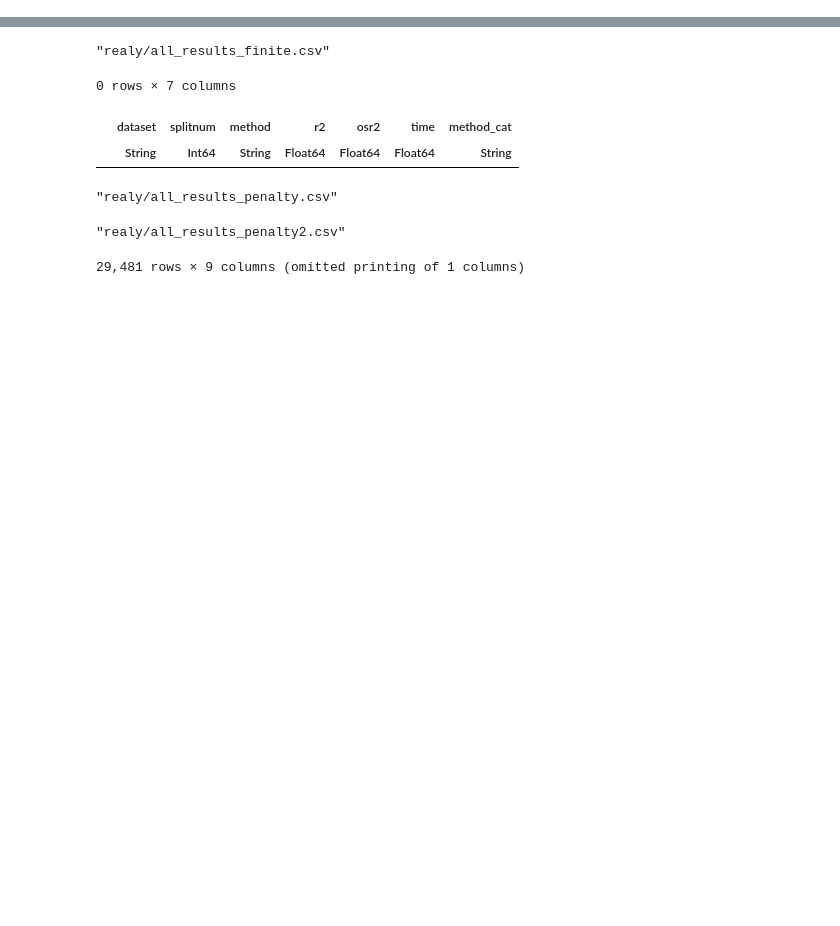
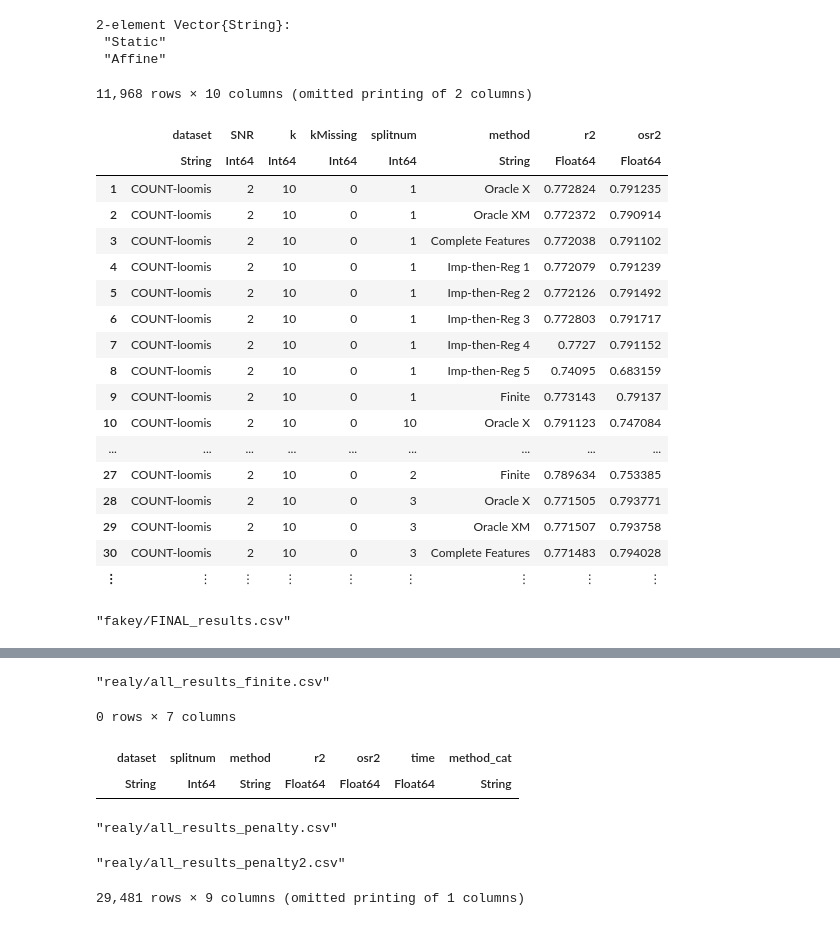
Before and after one commit to adelarue/PMD, a Jupyter notebook: results/Compile results together.ipynb, the cells around one changed output, grey strips where cells are left out. Cells and saved outputs as stored; diff of their text form; code cells hidden in the pictures; blank space fills up the shorter version.

```diff
--- a/results/Compile results together.ipynb
+++ b/results/Compile results together.ipynb
@@ -2,0 +15,4 @@ using CSV, DataFrames, Statistics
+# %%
+# directory = "nmar_outliers/"
+# directory = "fakey_nmar/"
+directory = "fakey/"
@@ -3,5 +21,4 @@ using CSV, DataFrames, Statistics
 # %%
-directory = "nmar_outliers/"
 subdir="revisions/"
 filelist = [f for f in readdir(directory*subdir) if endswith(f, ".csv") && f ∉ ["all_results.csv","all_results_new.csv"]]
 res = similar(CSV.read(directory*subdir*filelist[1], DataFrame),0)
@@ -40,0 +49,41 @@ baselineres
+# %%
+subdir="not_affine_on_static/"
+filelist = [f for f in readdir(directory*subdir) if endswith(f, ".csv") && f ∉ ["all_results.csv","all_results_new.csv"]]
+aux = similar(CSV.read(directory*subdir*filelist[1], DataFrame),0)
+for i in 1:length(filelist)
+    aux = vcat(aux, CSV.read(directory*subdir*filelist[i], DataFrame))
+end
+# filter!(t -> t[:k] > 0, res) #Remove dataset with only a bias term
+aux[!,:method_cat] = map(t -> startswith(t, "Imp-then-Reg") ? "Imp-then-Reg" : t, aux[:,:method]);
+# %%
+unique(aux[:,:method])
+# %% [output]
+2-element Vector{String}:
+ "Static"
+ "Affine"
+# %%
+filter!(t -> t[:method] ∉ unique(aux[:,:method]), res)
+# %% [output]
+11,968 rows × 10 columns (omitted printing of 2 columns)
+|  | dataset | SNR | k | kMissing | splitnum | method | r2 | osr2 |
+|  | String | Int64 | Int64 | Int64 | Int64 | String | Float64 | Float64 |
+| 1 | COUNT-loomis | 2 | 10 | 0 | 1 | Oracle X | 0.772824 | 0.791235 |
+| 2 | COUNT-loomis | 2 | 10 | 0 | 1 | Oracle XM | 0.772372 | 0.790914 |
+| 3 | COUNT-loomis | 2 | 10 | 0 | 1 | Complete Features | 0.772038 | 0.791102 |
+| 4 | COUNT-loomis | 2 | 10 | 0 | 1 | Imp-then-Reg 1 | 0.772079 | 0.791239 |
+| 5 | COUNT-loomis | 2 | 10 | 0 | 1 | Imp-then-Reg 2 | 0.772126 | 0.791492 |
+| 6 | COUNT-loomis | 2 | 10 | 0 | 1 | Imp-then-Reg 3 | 0.772803 | 0.791717 |
+| 7 | COUNT-loomis | 2 | 10 | 0 | 1 | Imp-then-Reg 4 | 0.7727 | 0.791152 |
+| 8 | COUNT-loomis | 2 | 10 | 0 | 1 | Imp-then-Reg 5 | 0.74095 | 0.683159 |
+| 9 | COUNT-loomis | 2 | 10 | 0 | 1 | Finite | 0.773143 | 0.79137 |
+| 10 | COUNT-loomis | 2 | 10 | 0 | 10 | Oracle X | 0.791123 | 0.747084 |
+| ... | ... | ... | ... | ... | ... | ... | ... | ... |
+| 27 | COUNT-loomis | 2 | 10 | 0 | 2 | Finite | 0.789634 | 0.753385 |
+| 28 | COUNT-loomis | 2 | 10 | 0 | 3 | Oracle X | 0.771505 | 0.793771 |
+| 29 | COUNT-loomis | 2 | 10 | 0 | 3 | Oracle XM | 0.771507 | 0.793758 |
+| 30 | COUNT-loomis | 2 | 10 | 0 | 3 | Complete Features | 0.771483 | 0.794028 |
+| ⋮ | ⋮ | ⋮ | ⋮ | ⋮ | ⋮ | ⋮ | ⋮ | ⋮ |
+# %%
+CSV.write(directory*"FINAL_results.csv", vcat(res, aux))
+# %% [output]
+"fakey/FINAL_results.csv"
```
Also changed, not shown: parts of 20 cells of this notebook, 3 other files.
